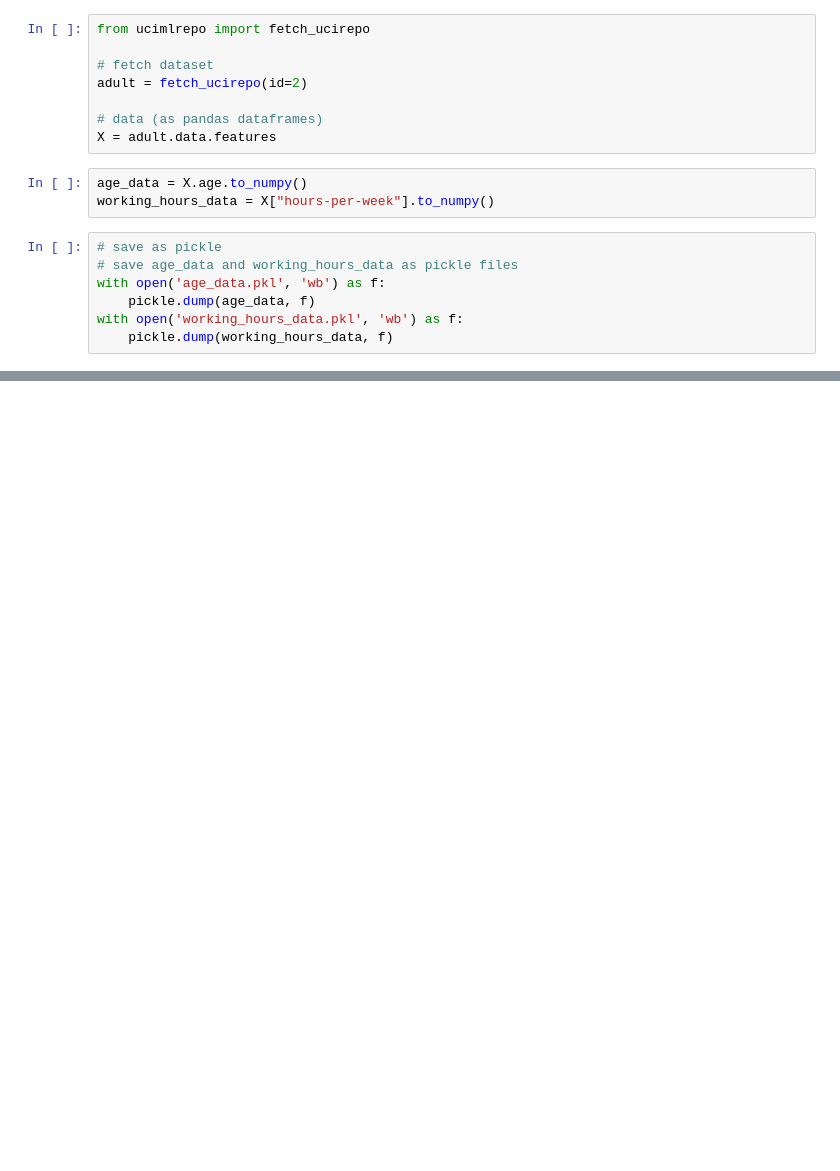
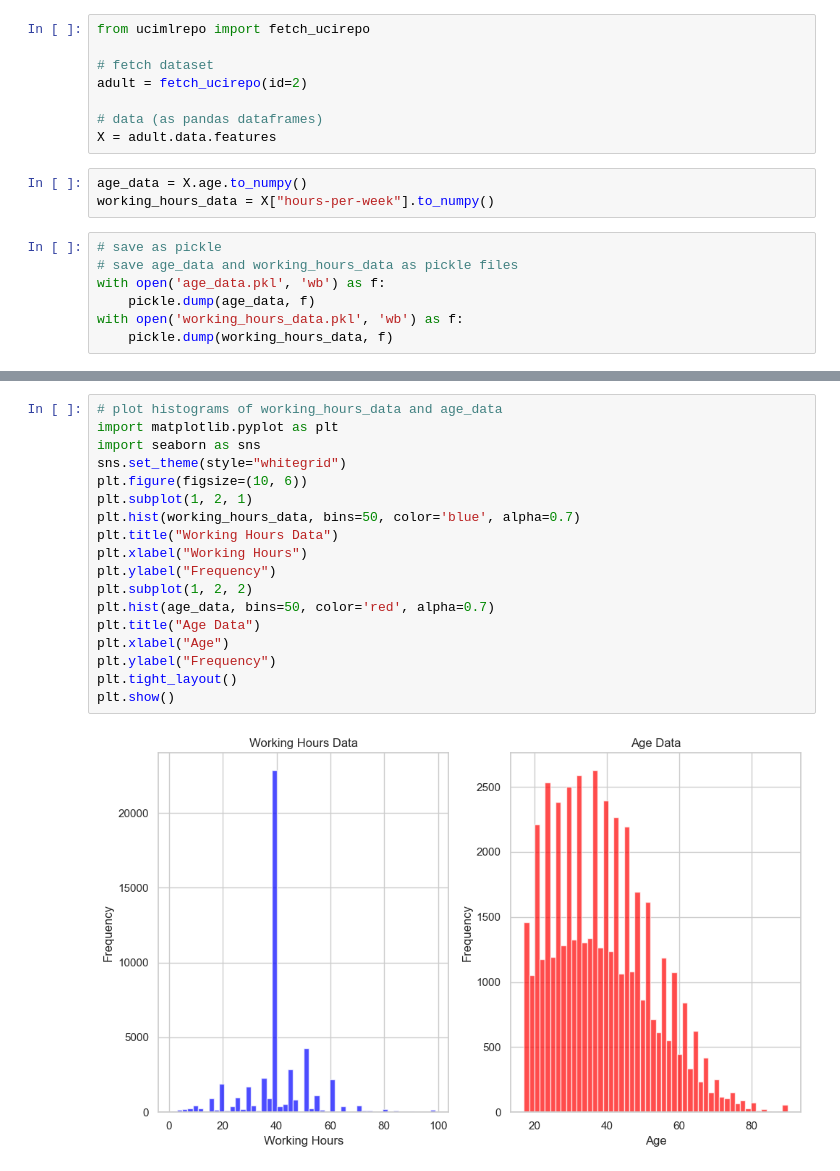
Before and after one commit to NynsenFaber/DP_CC_quantiles, a Jupyter notebook: data/exploratory.ipynb, the cells around one changed output, grey strips where cells are left out. Cells and saved outputs as stored; diff of their text form; blank space fills up the shorter version.

```diff
--- a/data/exploratory.ipynb
+++ b/data/exploratory.ipynb
@@ -33,0 +58,20 @@ with open('working_hours_data.pkl', 'wb') as f:
+# %%
+# plot histograms of working_hours_data and age_data
+import matplotlib.pyplot as plt
+import seaborn as sns
+sns.set_theme(style="whitegrid")
+plt.figure(figsize=(10, 6))
+plt.subplot(1, 2, 1)
+plt.hist(working_hours_data, bins=50, color='blue', alpha=0.7)
+plt.title("Working Hours Data")
+plt.xlabel("Working Hours")
+plt.ylabel("Frequency")
+plt.subplot(1, 2, 2)
+plt.hist(age_data, bins=50, color='red', alpha=0.7)
+plt.title("Age Data")
+plt.xlabel("Age")
+plt.ylabel("Frequency")
+plt.tight_layout()
+plt.show()
+# %% [output]
+[figure, added]
```
Also changed, not shown: parts of 2 cells of this notebook, 17 other files.
